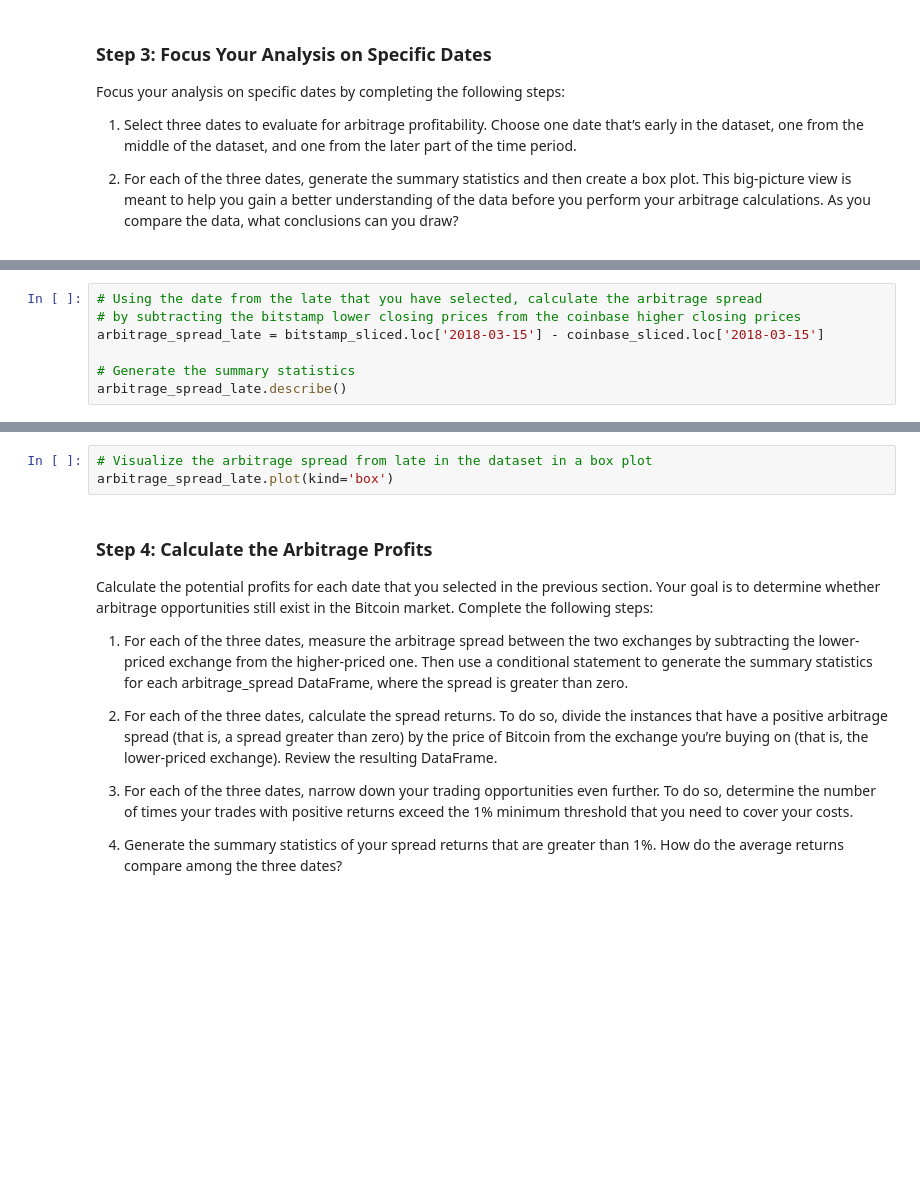
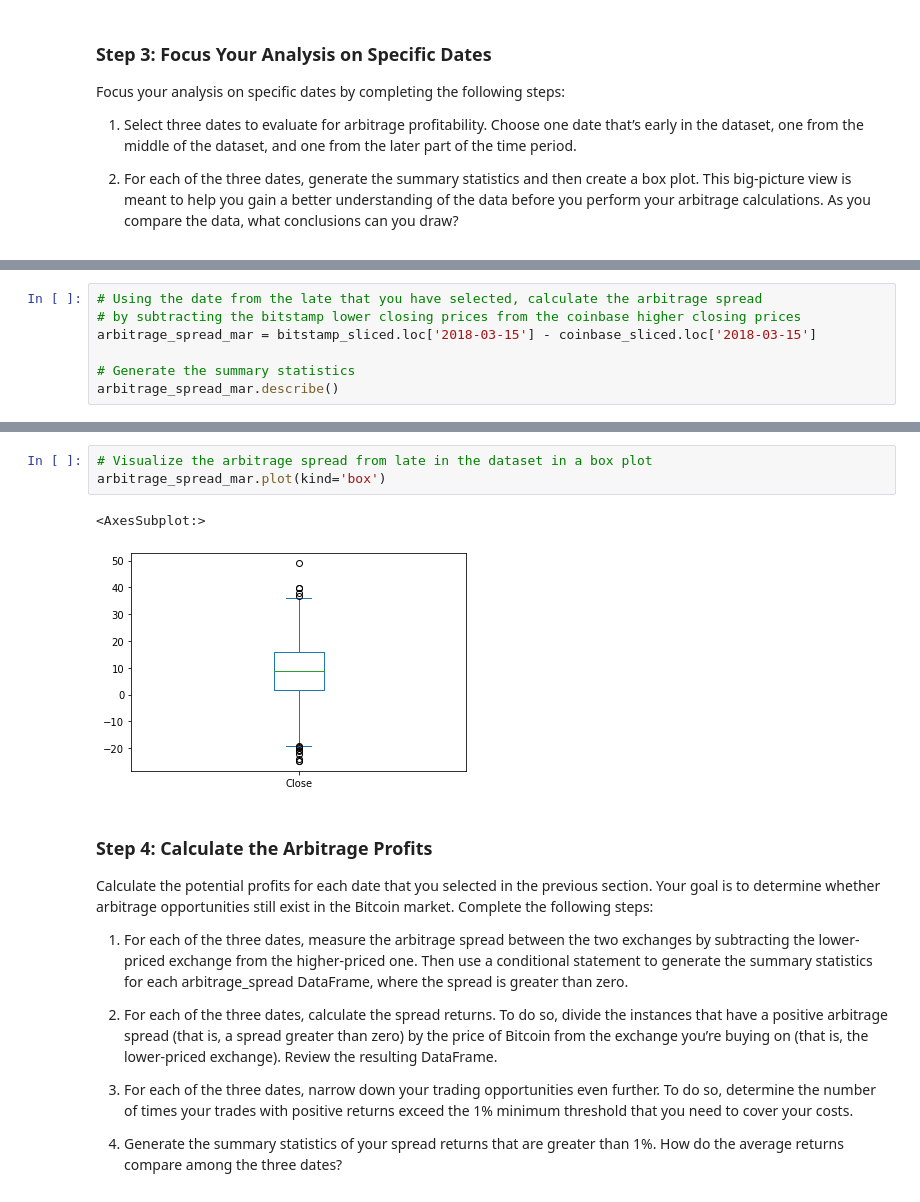
Before and after one commit to smuhammad1/Crypto_Arbitrage, a Jupyter notebook: crypto_arbitrage.ipynb, the cells around one changed output, grey strips where cells are left out. Saved outputs shown, nothing was run; the diff lists cells and outputs as text; blank space fills up the shorter version.

```diff
--- a/crypto_arbitrage.ipynb
+++ b/crypto_arbitrage.ipynb
@@ -334,7 +451,7 @@ coinbase_sliced.loc['2018-03-15'].plot(legend=True, figsize=(10, 5), color="grey
 # %%
 # Using the date from the late that you have selected, calculate the arbitrage spread
 # by subtracting the bitstamp lower closing prices from the coinbase higher closing prices
-arbitrage_spread_late = bitstamp_sliced.loc['2018-03-15'] - coinbase_sliced.loc['2018-03-15']
+arbitrage_spread_mar = bitstamp_sliced.loc['2018-03-15'] - coinbase_sliced.loc['2018-03-15']
 
 # Generate the summary statistics
-arbitrage_spread_late.describe()
+arbitrage_spread_mar.describe()
@@ -341,6 +468,9 @@ arbitrage_spread_late.describe()
 # %%
 # Visualize the arbitrage spread from late in the dataset in a box plot
-arbitrage_spread_late.plot(kind='box')
+arbitrage_spread_mar.plot(kind='box')
+# %% [output]
+<AxesSubplot:>
+[figure, added]
 # %% [markdown]
 ### Step 4: Calculate the Arbitrage Profits
 
```
Also changed, not shown: parts of 55 cells of this notebook.
